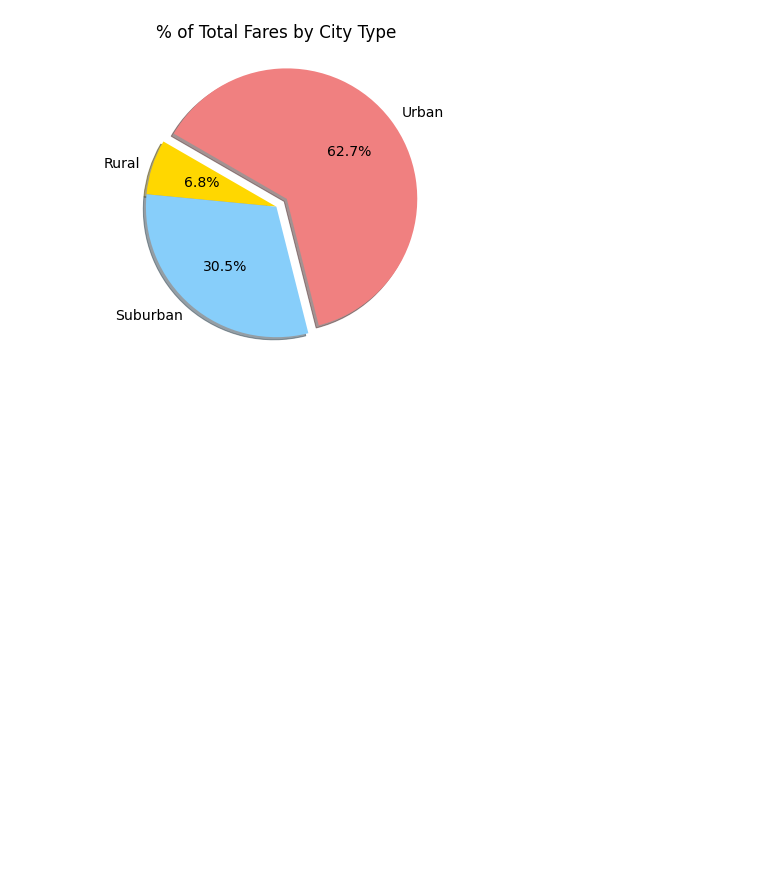
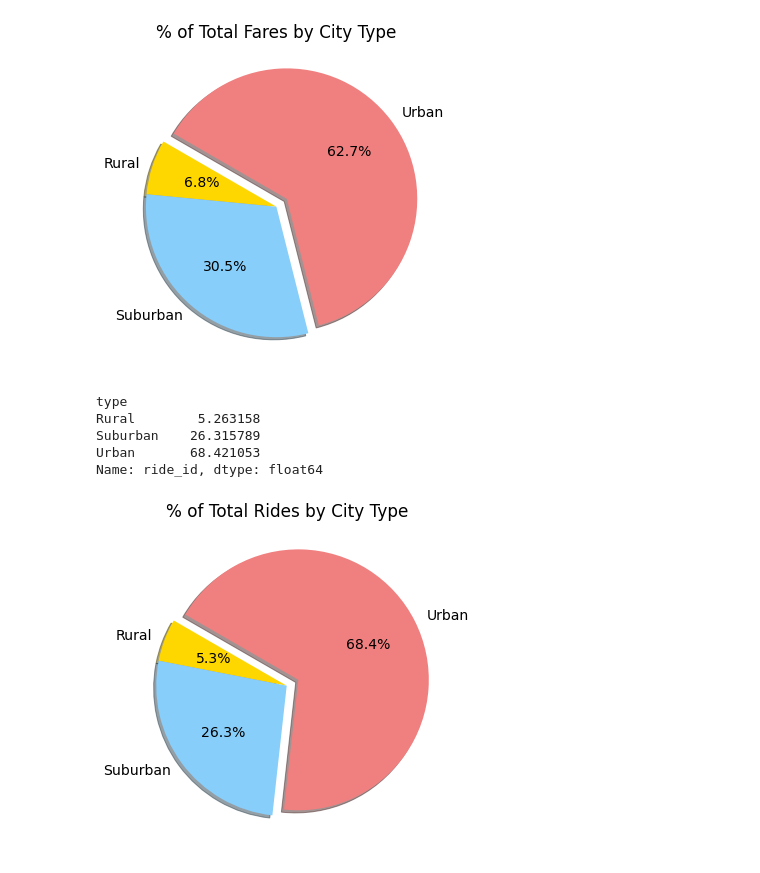
Before and after one commit to ines-tb/pyber-analysis, a Jupyter notebook: PyBer.ipynb, the cells around one changed output. Saved outputs shown, nothing was run; the diff lists cells and outputs as text; code cells hidden in the pictures; blank space fills up the shorter version.

Commit message:
Pie Chart - % Rides by City Type

```diff
--- a/PyBer.ipynb
+++ b/PyBer.ipynb
@@ -827,3 +829,36 @@ plt.savefig("analysis/Fig5.png")
 plt.show()
 # %% [output]
 [figure]
+# %%
+# Pie Chart - % of Rides by City Type
+# ----------------------------------------
+
+# Calculate the percentage of rides for each city type.
+ridePercents = pyberDataDF.groupby(["type"]).count()["ride_id"] / pyberDataDF.count()["ride_id"] * 100
+ridePercents
+# %% [output]
+type
+Rural        5.263158
+Suburban    26.315789
+Urban       68.421053
+Name: ride_id, dtype: float64
+# %%
+
+# Build the percentage of rides by city type pie chart - MATLAB method
+plt.subplots(figsize=(10,6))
+plt.pie(ridePercents,
+    labels=["Rural", "Suburban", "Urban"],
+    colors=["gold","lightSkyBlue","lightcoral"],
+    explode=[0,0,0.1],
+    autopct="%1.1f%%",
+    shadow=True,
+    startangle=150)
+plt.title("% of Total Rides by City Type")
+# Change the default font size of 10 to 14 with matplotlib != matplotlib.pyplot
+mpl.rcParams["font.size"]=14
+# Save Figure
+plt.savefig("analysis/Fig6.png")
+# Display figure
+plt.show()
+# %% [output]
+[figure, added]
```
Also changed, not shown: parts of 2 cells of this notebook, 1 other file.
